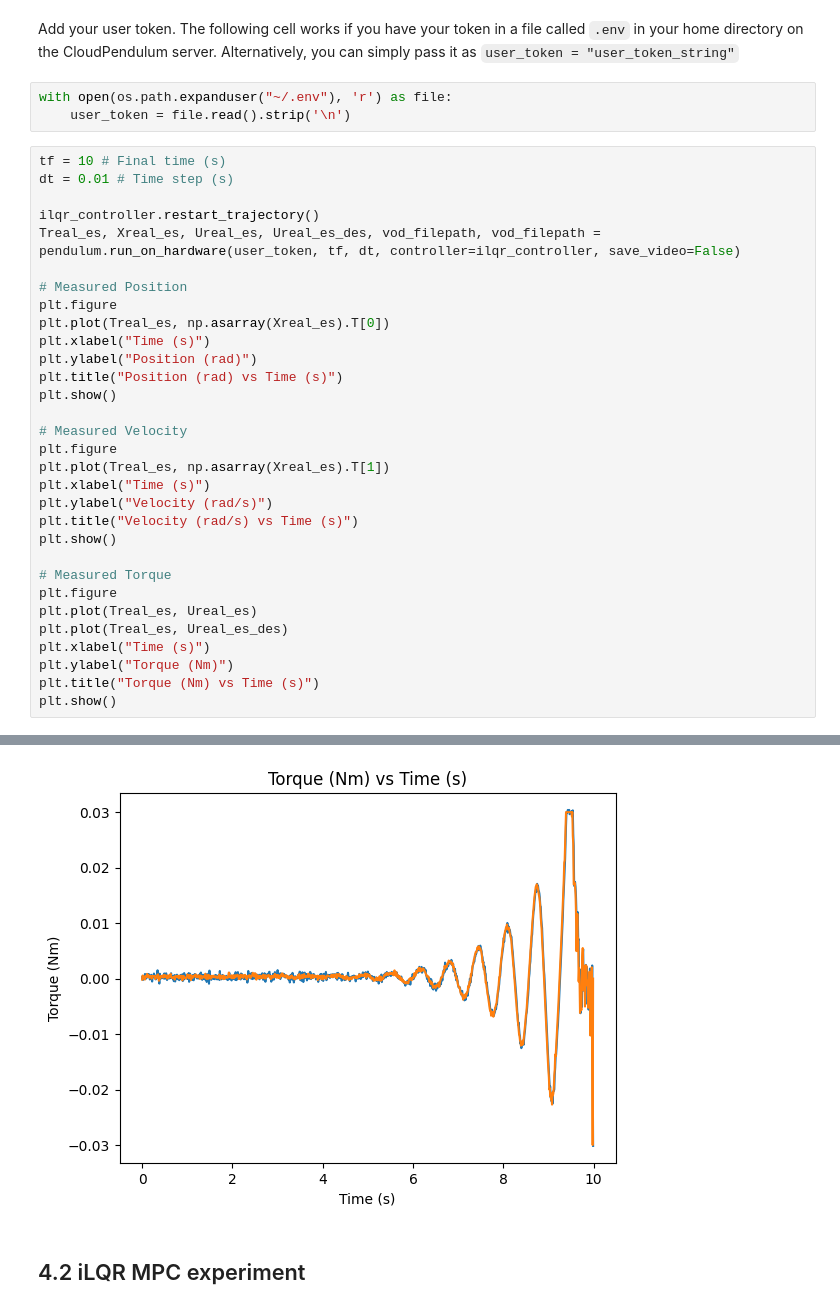
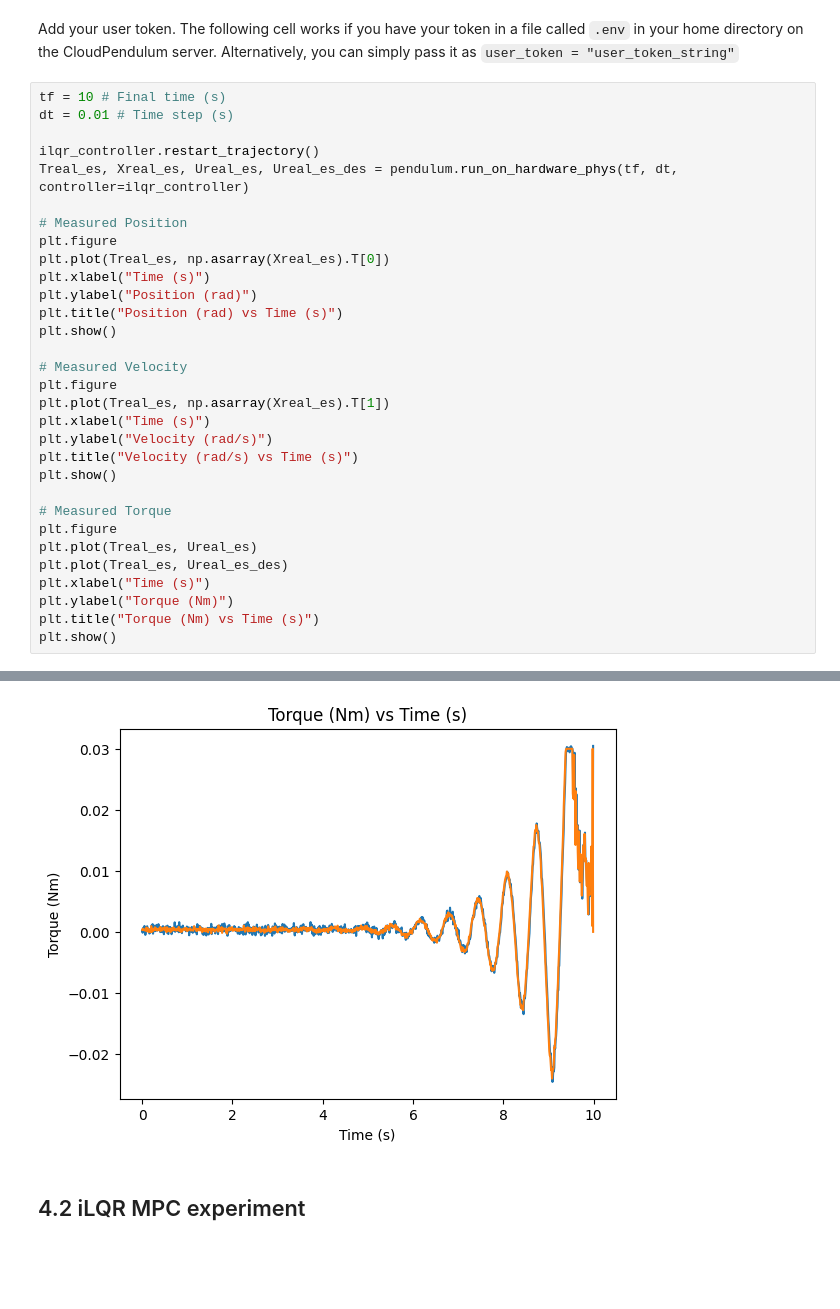
Before and after one commit to air-course/tutorial11, a Jupyter notebook: teacher-pt2-ilqr.ipynb, the cells around one changed output, grey strips where cells are left out. Saved outputs shown, nothing was run; the diff lists cells and outputs as text; blank space fills up the shorter version.

```diff
--- a/teacher-pt2-ilqr.ipynb
+++ b/teacher-pt2-ilqr.ipynb
@@ -1030,15 +1033,12 @@ The following image shows the CloudPendulum that you should already know by now.
 ### 4.1. Offline iLQR experiment
 # %% [markdown]
 Add your user token. The following cell works if you have your token in a file called `.env` in your home directory on the CloudPendulum server. Alternatively, you can simply pass it as `user_token = "user_token_string"`
-# %%
-with open(os.path.expanduser("~/.env"), 'r') as file:
-    user_token = file.read().strip('\n')
 # %%
 tf = 10 # Final time (s)
 dt = 0.01 # Time step (s)
 
 ilqr_controller.restart_trajectory()
-Treal_es, Xreal_es, Ureal_es, Ureal_es_des, vod_filepath, vod_filepath = pendulum.run_on_hardware(user_token, tf, dt, controller=ilqr_controller, save_video=False)
+Treal_es, Xreal_es, Ureal_es, Ureal_es_des = pendulum.run_on_hardware_phys(tf, dt, controller=ilqr_controller)
 
 # Measured Position
 plt.figure
@@ -1074,4 +1086,4 @@ Starting experiment
-[figure, old version]
+[figure, new version]
 # %% [markdown]
 ## 4.2 iLQR MPC experiment
 # %%
```
Also changed, not shown: parts of 10 cells of this notebook, 4 other files.
